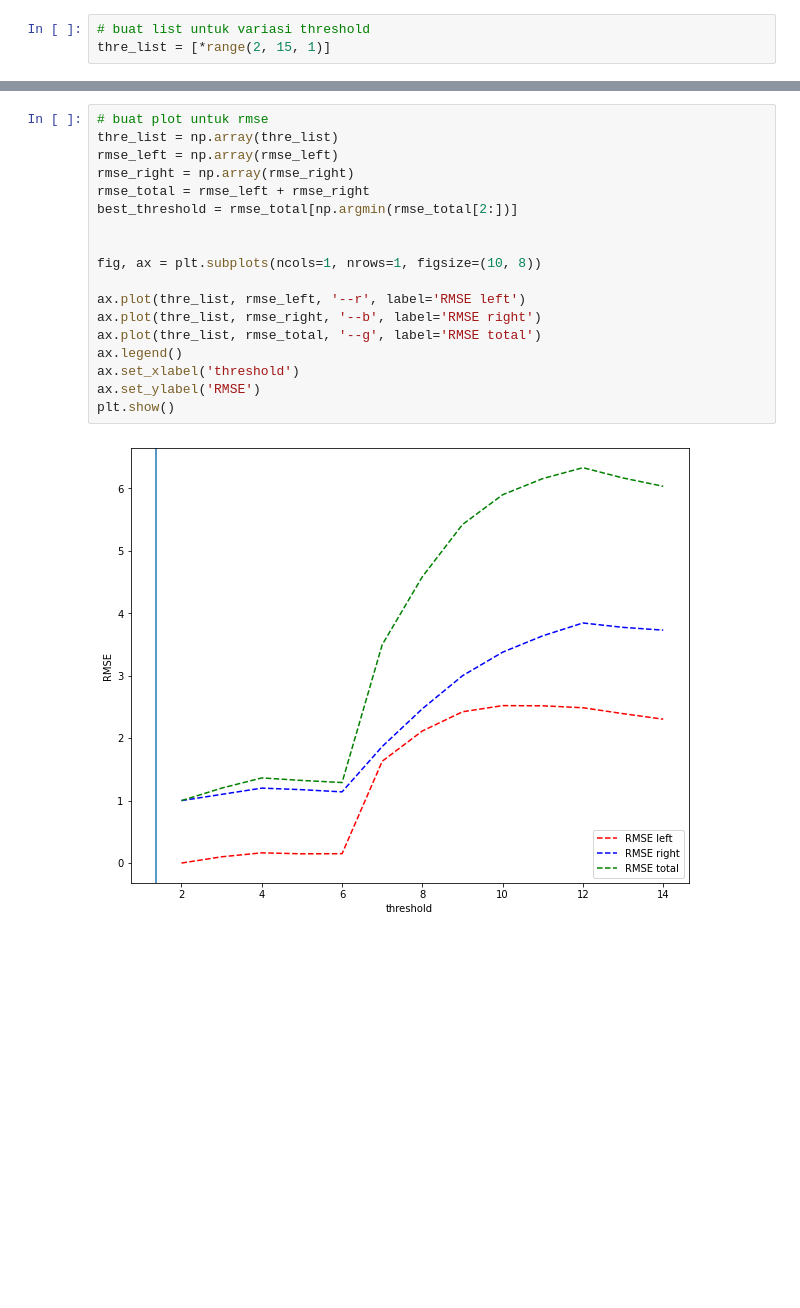
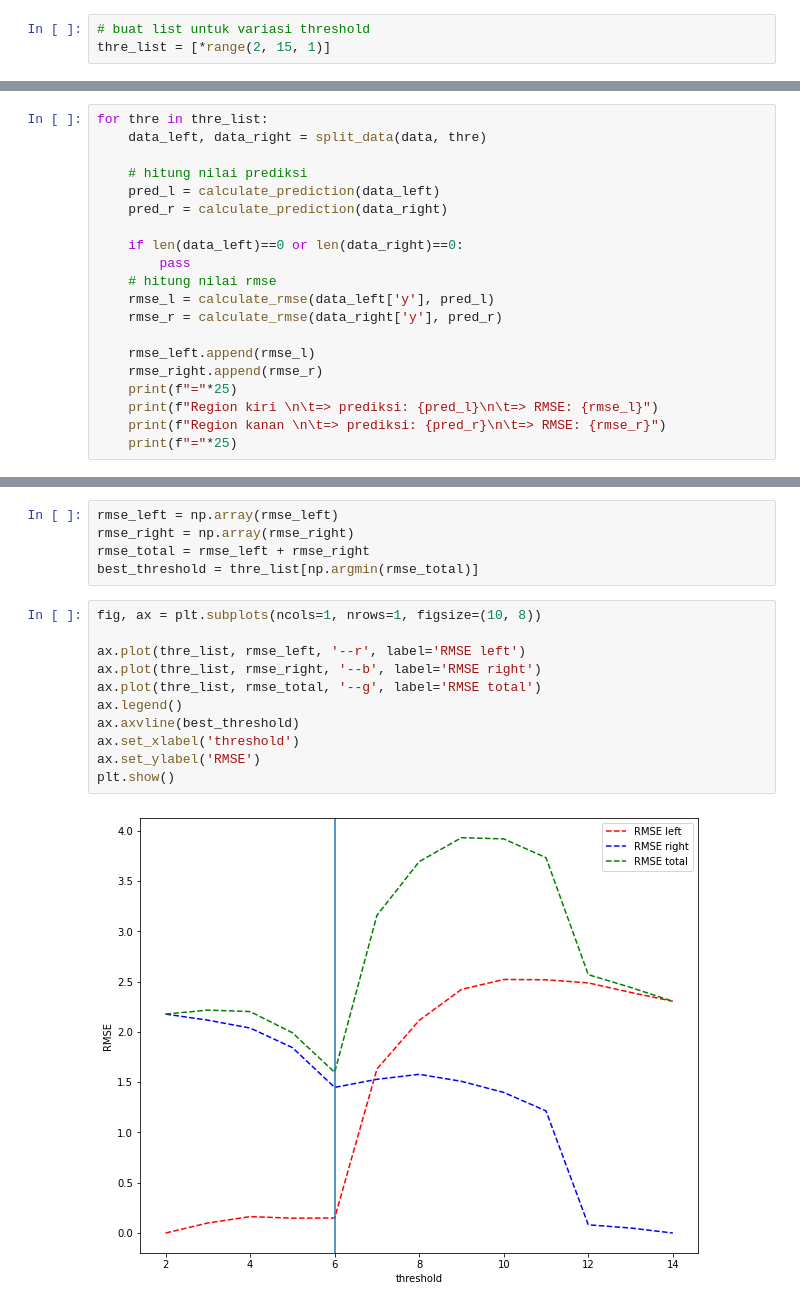
Before and after one commit to rahmanazizf/dtree_from_scratch, a Jupyter notebook: dt_note.ipynb, the cells around one changed output, grey strips where cells are left out. Cells and saved outputs as stored; diff of their text form; blank space fills up the shorter version.

```diff
--- a/dt_note.ipynb
+++ b/dt_note.ipynb
@@ -152,0 +123,20 @@ Region kanan
+# %%
+for thre in thre_list:
+    data_left, data_right = split_data(data, thre)
+
+    # hitung nilai prediksi
+    pred_l = calculate_prediction(data_left)
+    pred_r = calculate_prediction(data_right)
+
+    if len(data_left)==0 or len(data_right)==0:
+        pass
+    # hitung nilai rmse
+    rmse_l = calculate_rmse(data_left['y'], pred_l)
+    rmse_r = calculate_rmse(data_right['y'], pred_r)
+
+    rmse_left.append(rmse_l)
+    rmse_right.append(rmse_r)
+    print(f"="*25)
+    print(f"Region kiri \n\t=> prediksi: {pred_l}\n\t=> RMSE: {rmse_l}")
+    print(f"Region kanan \n\t=> prediksi: {pred_r}\n\t=> RMSE: {rmse_r}")
+    print(f"="*25)
@@ -153,20 +161,18 @@ Region kanan
+# %%
+rmse_left = np.array(rmse_left)
+rmse_right = np.array(rmse_right)
+rmse_total = rmse_left + rmse_right
+best_threshold = thre_list[np.argmin(rmse_total)]
 # %%
-# buat plot untuk rmse
-thre_list = np.array(thre_list)
-rmse_left = np.array(rmse_left)
-rmse_right = np.array(rmse_right)
-rmse_total = rmse_left + rmse_right
-best_threshold = rmse_total[np.argmin(rmse_total[2:])]
-
-
 fig, ax = plt.subplots(ncols=1, nrows=1, figsize=(10, 8))
 
 ax.plot(thre_list, rmse_left, '--r', label='RMSE left')
 ax.plot(thre_list, rmse_right, '--b', label='RMSE right')
 ax.plot(thre_list, rmse_total, '--g', label='RMSE total')
 ax.legend()
+ax.axvline(best_threshold)
 ax.set_xlabel('threshold')
 ax.set_ylabel('RMSE')
 plt.show()
 # %% [output]
-[figure, old version]
+[figure, new version]
```
Also changed, not shown: parts of 12 cells of this notebook.
